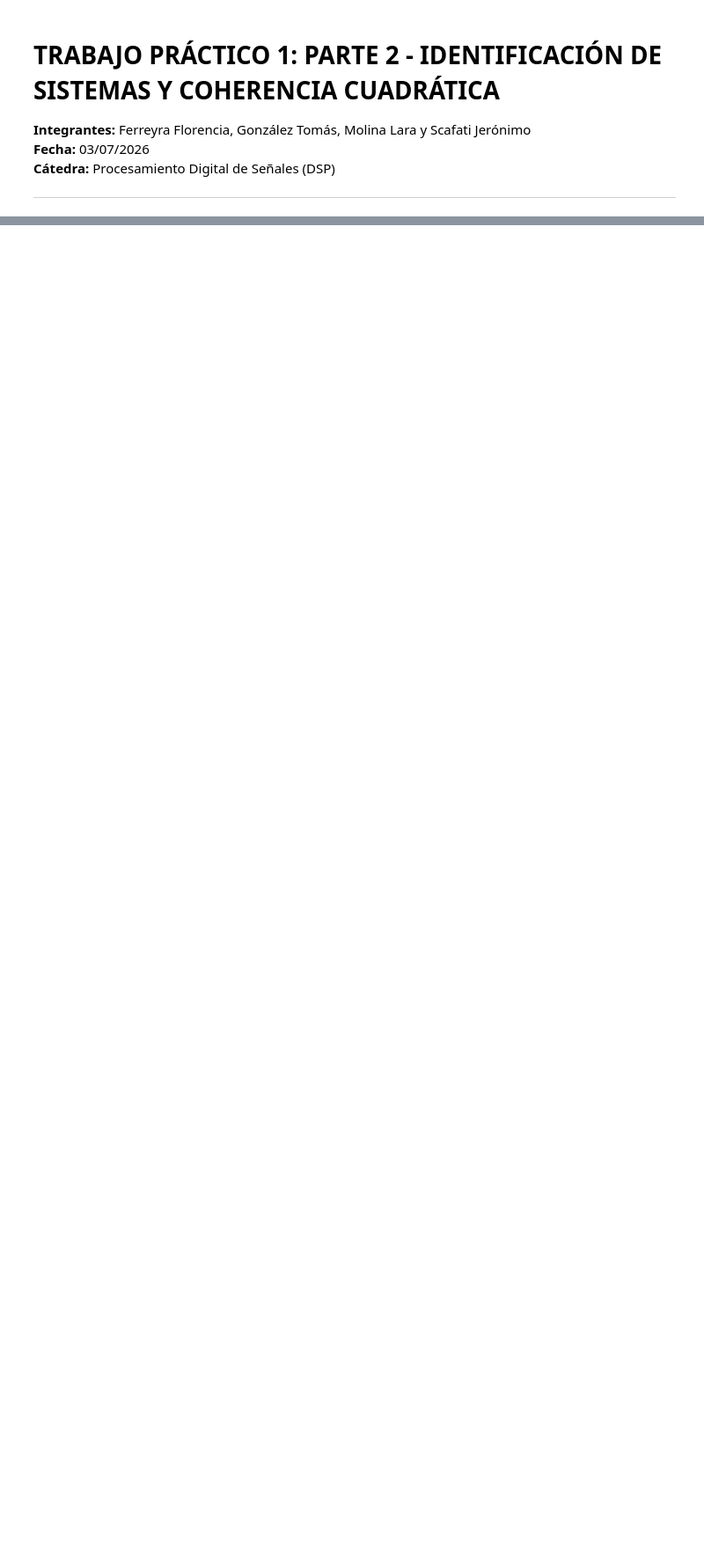
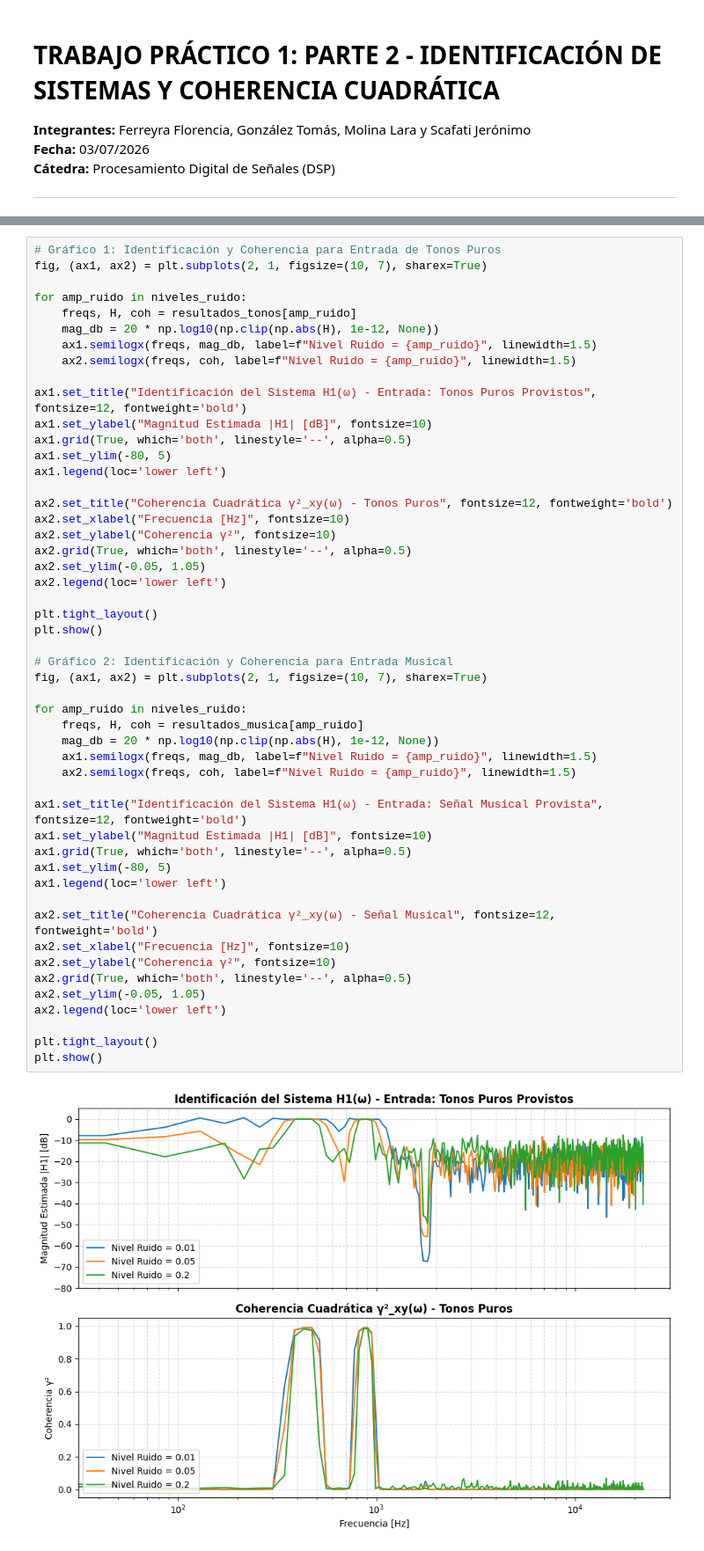
Before and after one commit to Roomwaves/dsp-lab, a Jupyter notebook: faculty/final/notebook.ipynb, the cells around one changed output, grey strips where cells are left out. Shown at 88% size. Saved outputs shown, nothing was run; the diff lists cells and outputs as text; blank space fills up the shorter version.

```diff
--- a/faculty/final/notebook.ipynb
+++ b/faculty/final/notebook.ipynb
@@ -144,0 +135,52 @@ La caracterización no paramétrica mediante el estimador $H_1(\omega)$ y la **c
+# %%
+# Gráfico 1: Identificación y Coherencia para Entrada de Tonos Puros
+fig, (ax1, ax2) = plt.subplots(2, 1, figsize=(10, 7), sharex=True)
+
+for amp_ruido in niveles_ruido:
+    freqs, H, coh = resultados_tonos[amp_ruido]
+    mag_db = 20 * np.log10(np.clip(np.abs(H), 1e-12, None))
+    ax1.semilogx(freqs, mag_db, label=f"Nivel Ruido = {amp_ruido}", linewidth=1.5)
+    ax2.semilogx(freqs, coh, label=f"Nivel Ruido = {amp_ruido}", linewidth=1.5)
+
+ax1.set_title("Identificación del Sistema H1(ω) - Entrada: Tonos Puros Provistos", fontsize=12, fontweight='bold')
+ax1.set_ylabel("Magnitud Estimada |H1| [dB]", fontsize=10)
+ax1.grid(True, which='both', linestyle='--', alpha=0.5)
+ax1.set_ylim(-80, 5)
+ax1.legend(loc='lower left')
+
+ax2.set_title("Coherencia Cuadrática γ²_xy(ω) - Tonos Puros", fontsize=12, fontweight='bold')
+ax2.set_xlabel("Frecuencia [Hz]", fontsize=10)
+ax2.set_ylabel("Coherencia γ²", fontsize=10)
+ax2.grid(True, which='both', linestyle='--', alpha=0.5)
+ax2.set_ylim(-0.05, 1.05)
+ax2.legend(loc='lower left')
+
+plt.tight_layout()
+plt.show()
+
+# Gráfico 2: Identificación y Coherencia para Entrada Musical
+fig, (ax1, ax2) = plt.subplots(2, 1, figsize=(10, 7), sharex=True)
+
+for amp_ruido in niveles_ruido:
+    freqs, H, coh = resultados_musica[amp_ruido]
+    mag_db = 20 * np.log10(np.clip(np.abs(H), 1e-12, None))
+    ax1.semilogx(freqs, mag_db, label=f"Nivel Ruido = {amp_ruido}", linewidth=1.5)
+    ax2.semilogx(freqs, coh, label=f"Nivel Ruido = {amp_ruido}", linewidth=1.5)
+
+ax1.set_title("Identificación del Sistema H1(ω) - Entrada: Señal Musical Provista", fontsize=12, fontweight='bold')
+ax1.set_ylabel("Magnitud Estimada |H1| [dB]", fontsize=10)
+ax1.grid(True, which='both', linestyle='--', alpha=0.5)
+ax1.set_ylim(-80, 5)
+ax1.legend(loc='lower left')
+
+ax2.set_title("Coherencia Cuadrática γ²_xy(ω) - Señal Musical", fontsize=12, fontweight='bold')
+ax2.set_xlabel("Frecuencia [Hz]", fontsize=10)
+ax2.set_ylabel("Coherencia γ²", fontsize=10)
+ax2.grid(True, which='both', linestyle='--', alpha=0.5)
+ax2.set_ylim(-0.05, 1.05)
+ax2.legend(loc='lower left')
+
+plt.tight_layout()
+plt.show()
+# %% [output]
+[figure, added]
```
Also changed, not shown: parts of 18 cells of this notebook, 2 other files.
